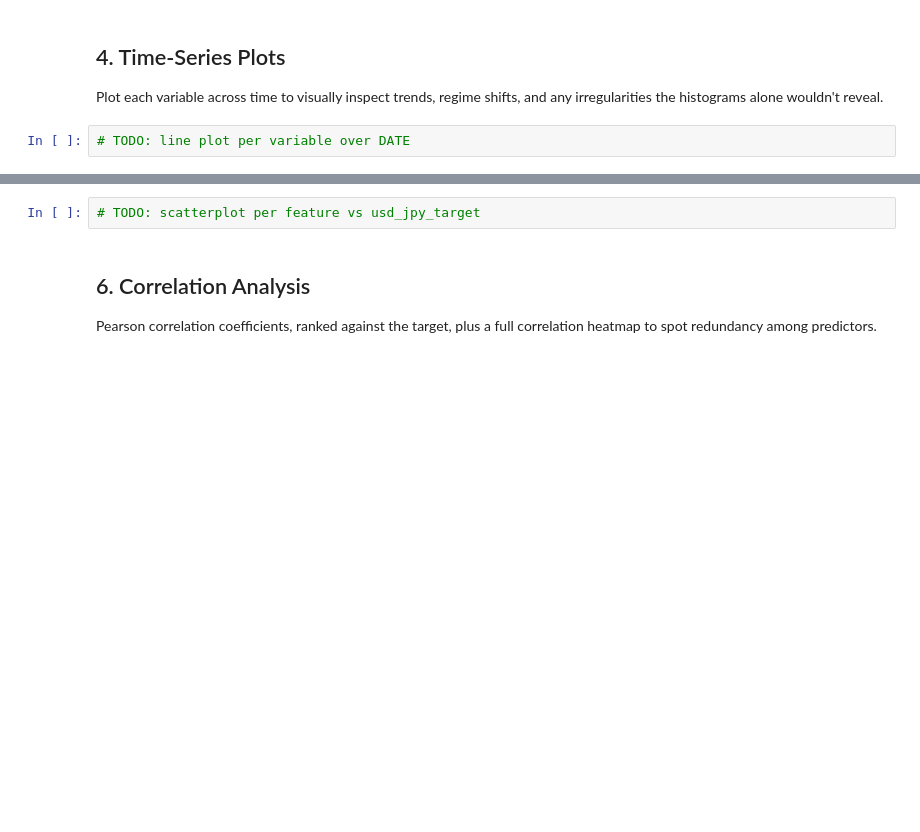
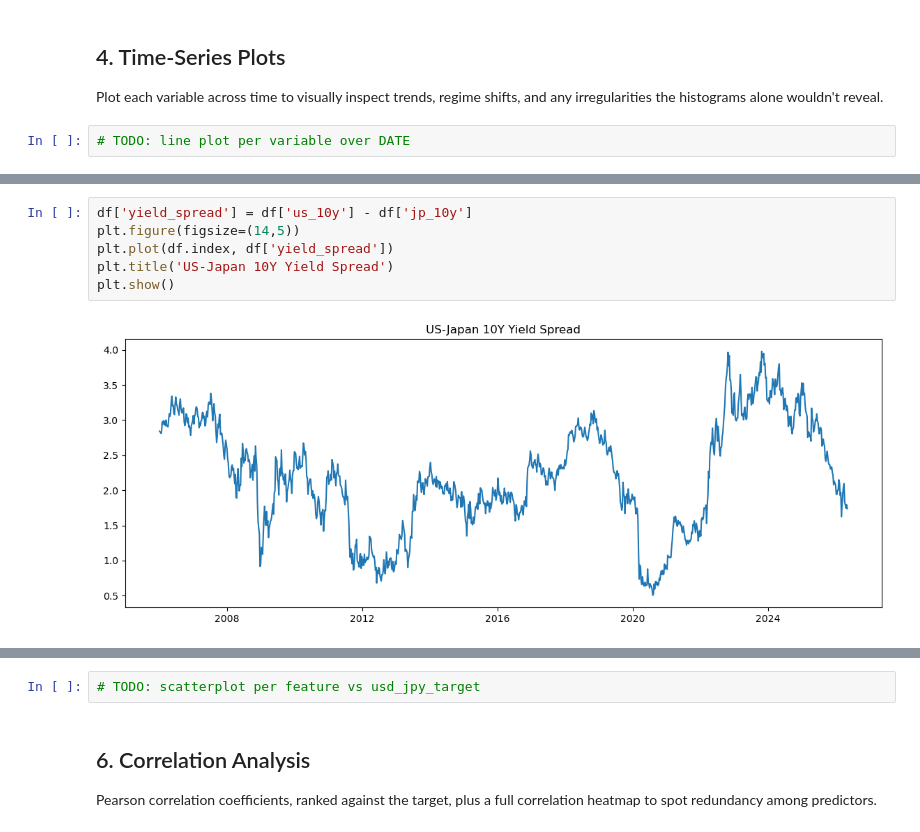
Before and after one commit to msnyd87/USD_JPY_Capstone, a Jupyter notebook: Data_Wrangling/notebooks/04_eda.ipynb, the cells around one changed output, grey strips where cells are left out. Drawn from its saved outputs; the diff is of its cells as text; blank space fills up the shorter version.

```diff
--- a/Data_Wrangling/notebooks/04_eda.ipynb
+++ b/Data_Wrangling/notebooks/04_eda.ipynb
@@ -122,0 +146,8 @@ Plot each variable across time to visually inspect trends, regime shifts, and an
+# %%
+df['yield_spread'] = df['us_10y'] - df['jp_10y']
+plt.figure(figsize=(14,5))
+plt.plot(df.index, df['yield_spread'])
+plt.title('US-Japan 10Y Yield Spread')
+plt.show()
+# %% [output]
+[figure, added]
```
Also changed, not shown: parts of 8 cells of this notebook.
